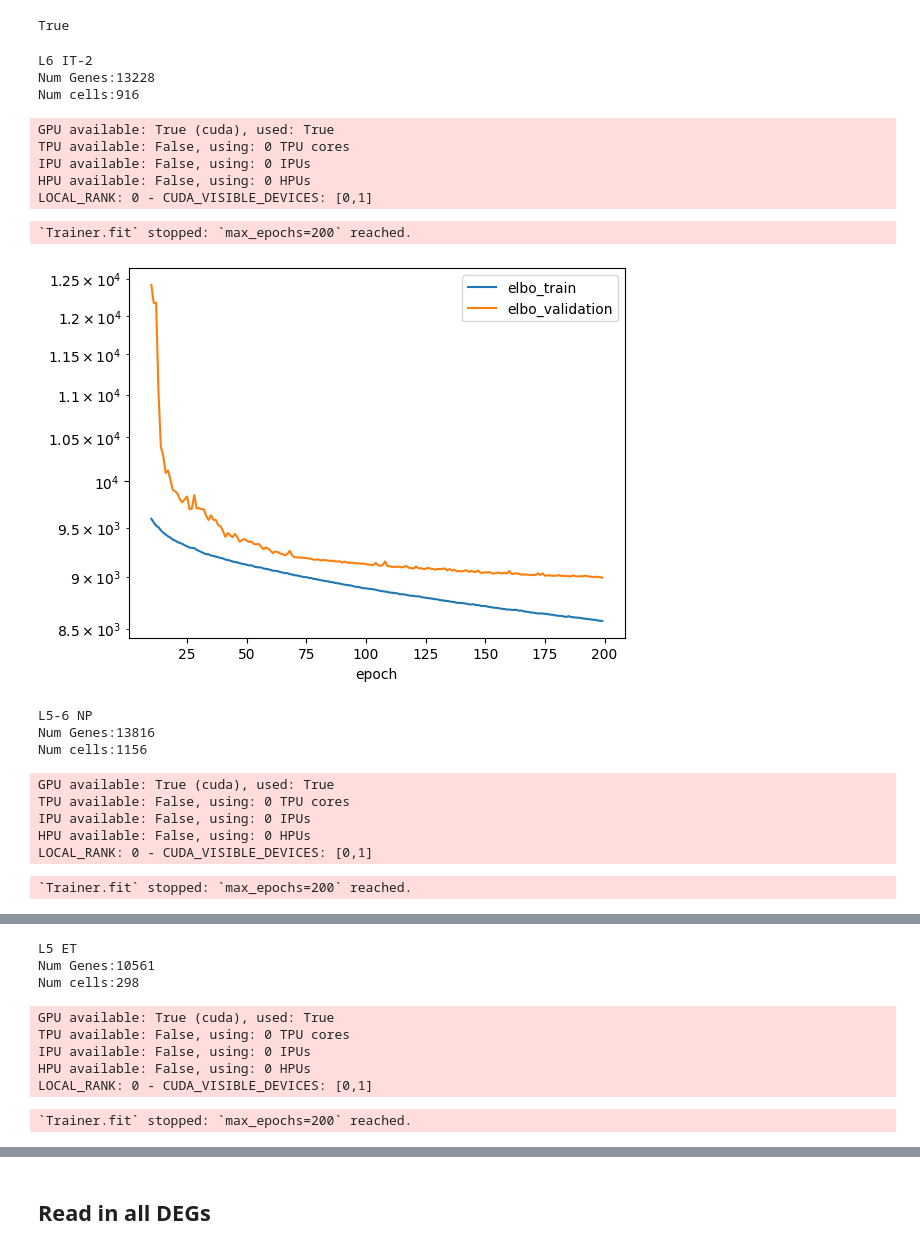
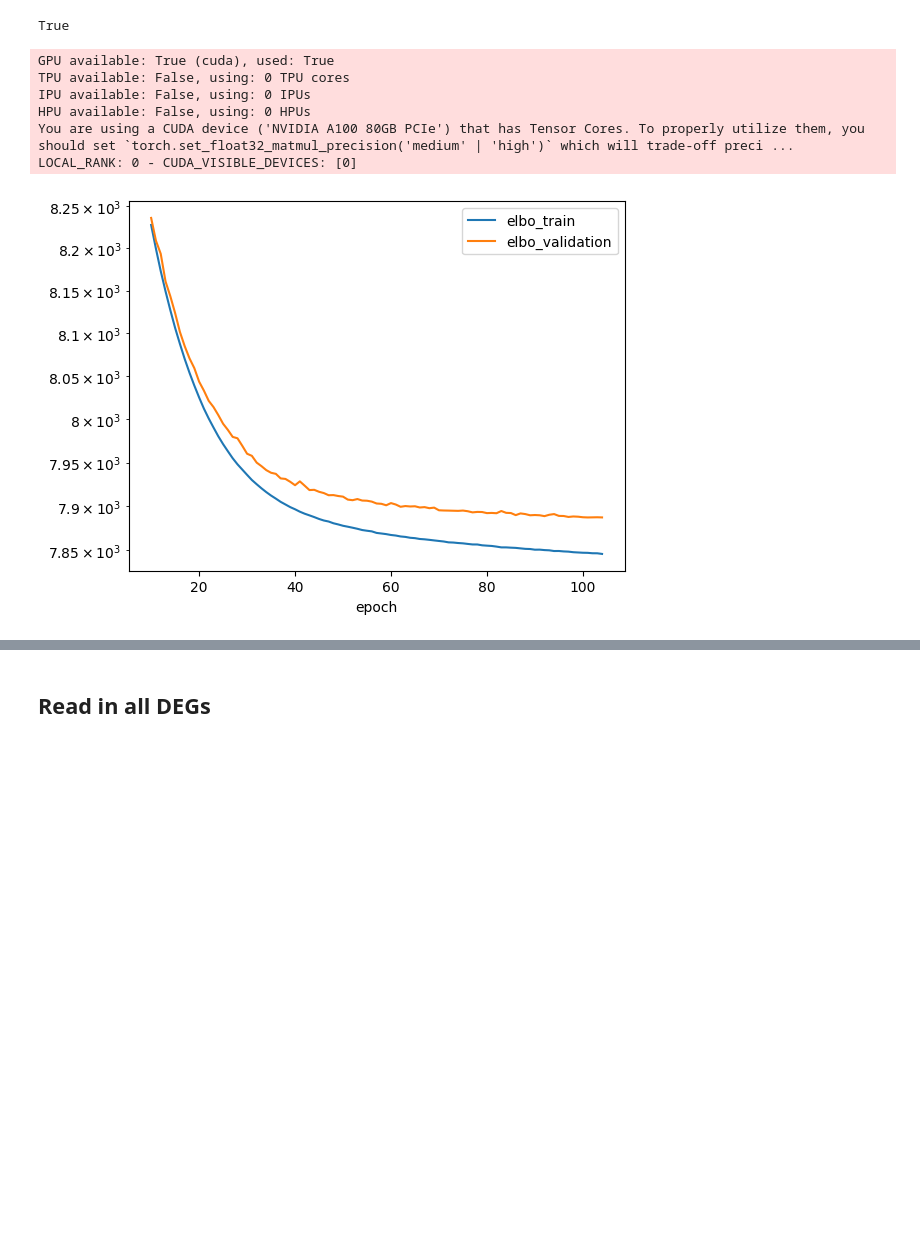
Before and after one commit to aj95b/SCORCH, a Jupyter notebook: differential_analyses/diff_excitatory.ipynb, the cells around one changed output, grey strips where cells are left out. Drawn from its saved outputs; the diff is of its cells as text; code cells hidden in the pictures; blank space fills up the shorter version.

```diff
--- a/differential_analyses/diff_excitatory.ipynb
+++ b/differential_analyses/diff_excitatory.ipynb
@@ -187,10 +189,10 @@ exc.var.gene_ids.is_unique
 True
 # %%
 ##################################################Parameters:##################################
-adata_ref_disease = exc[hiv+controls].copy()
+adata_ref_disease = exc[controls+hiv].copy()
 results_dir = '../../results/SCORCH_HIV/diff_exp/excitatory/hiv_pos_VS_ctrl/'
-cond1 = 'HIV'
-cond2 = 'Ctrl'
+cond1 = 'hiv'
+cond2 = 'ctrl'
 adata_ref_disease.obs['condition'] = np.where(((adata_ref_disease.obs['sample'].str.contains('HCCCY')) |
     (adata_ref_disease.obs['sample'].str.contains('HCCRS')) | (adata_ref_disease.obs['sample'].str.contains('HCTGD')) |
     (adata_ref_disease.obs['sample'].str.contains('HCTKN')) | (adata_ref_disease.obs['sample'].str.contains('HCTLI')) |
@@ -213,7 +215,7 @@ adata_ref_disease.obs['condition'] = np.where(((adata_ref_disease.obs['sample'].
     #    flavor="seurat_v3"
      #   )
 scvi.model.SCVI.setup_anndata(adata_ref_disease, #layer="UMIs",
-                              #categorical_covariate_keys=['Gender'],
+                              categorical_covariate_keys=['sample']
                               #continuous_covariate_keys=["Age at Death"]
                              )
 model = scvi.model.SCVI(
@@ -221,10 +223,12 @@ model = scvi.model.SCVI(
     )  # We use Negative Binomial count likelihoods, following Boyeau et al., 2023.
 model.train(
     check_val_every_n_epoch=1,
-    max_epochs=300,
+    max_epochs=500,
     early_stopping=True,
-    early_stopping_patience=20,
+    early_stopping_patience=200,
     early_stopping_monitor="elbo_validation",
+    batch_size=53,
+    plan_kwargs={"lr": 0.0001}
     )
 train_test_results = model.history["elbo_train"]
 train_test_results["elbo_validation"] = model.history["elbo_validation"]
@@ -254,54 +258,42 @@ for cell_type in pd.unique(adata_ref_disease.obs.subclass):
         #)
     print("Num Genes:"+str(len(adata_cell.var)))
     print('Num cells:'+str(len(adata_cell.obs)))
     ####################################Skip the cell type with fewer than 10 cells in each condition#######################
     if (len(np.where(adata_cell.obs['condition']==cond1)[0])<10) or (len(np.where(adata_cell.obs['condition']==cond2)[0])<10):
         continue
     #########################################################################################################################
     scvi.model.SCVI.setup_anndata(adata_cell, #layer="UMIs",
-                                  #categorical_covariate_keys=['Gender'],
+                                  categorical_covariate_keys=['sample']
                                   #continuous_covariate_keys=["Age at Death"]
                                  )
     model = scvi.model.SCVI(
         adata_cell, gene_likelihood="nb")  # We use Negative Binomial count likelihoods, following Boyeau et al., 2023.
     model.train(
         check_val_every_n_epoch=1,
-        max_epochs=200,
+        max_epochs=500,
         early_stopping=True,
-        early_stopping_patience=100,
+        early_stopping_patience=200,
         early_stopping_monitor="elbo_validation",
-        #batch_size=103,
-        plan_kwargs={"lr": 0.001}
+        batch_size=53,
+        plan_kwargs={"lr": 0.0001}
         )
     train_test_results = model.history["elbo_train"]
     train_test_results["elbo_validation"] = model.history["elbo_validation"]
     train_test_results.iloc[10:].plot(logy=True)  # exclude first 10 epochs
     plt.show()
     de_change = model.differential_expression(idx1=adata_cell.obs['condition']==cond1,
                                        idx2=adata_cell.obs['condition']==cond2, weights="uniform")
 
     #de_change = de_change.loc[de['is_de_fdr_0.05']==True,:]
     de_change.loc[:,"log10_pscore"] = (-1)*np.log10(de_change["proba_not_de"])
     cell_type = cell_type.replace('/','')
     cell_type = cell_type.replace(" ","")
     de_change.to_csv(results_dir+cell_type+'_protein_coding.tsv',sep='\t')
 # %% [output]
-L6 IT-2
-Num Genes:13228
-Num cells:916
+GPU available: True (cuda), used: True
+TPU available: False, using: 0 TPU cores
+IPU available: False, using: 0 IPUs
+HPU available: False, using: 0 HPUs
+You are using a CUDA device ('NVIDIA A100 80GB PCIe') that has Tensor Cores. To properly utilize them, you should set `torch.set_float32_matmul_precision('medium' | 'high')` which will trade-off preci ...
+LOCAL_RANK: 0 - CUDA_VISIBLE_DEVICES: [0]
-GPU available: True (cuda), used: True
-TPU available: False, using: 0 TPU cores
-IPU available: False, using: 0 IPUs
-HPU available: False, using: 0 HPUs
-LOCAL_RANK: 0 - CUDA_VISIBLE_DEVICES: [0,1]
-`Trainer.fit` stopped: `max_epochs=200` reached.
-[figure, old version]
+[figure, new version]
-L5-6 NP
-Num Genes:13816
-Num cells:1156
-GPU available: True (cuda), used: True
-TPU available: False, using: 0 TPU cores
-IPU available: False, using: 0 IPUs
-HPU available: False, using: 0 HPUs
-LOCAL_RANK: 0 - CUDA_VISIBLE_DEVICES: [0,1]
-`Trainer.fit` stopped: `max_epochs=200` reached.
@@ -309,9 +299,0 @@ LOCAL_RANK: 0 - CUDA_VISIBLE_DEVICES: [0,1]
-L5 ET
-Num Genes:10561
-Num cells:298
-GPU available: True (cuda), used: True
-TPU available: False, using: 0 TPU cores
-IPU available: False, using: 0 IPUs
-HPU available: False, using: 0 HPUs
-LOCAL_RANK: 0 - CUDA_VISIBLE_DEVICES: [0,1]
-`Trainer.fit` stopped: `max_epochs=200` reached.
```
Also changed, not shown: parts of 17 cells of this notebook, 3 other files.
